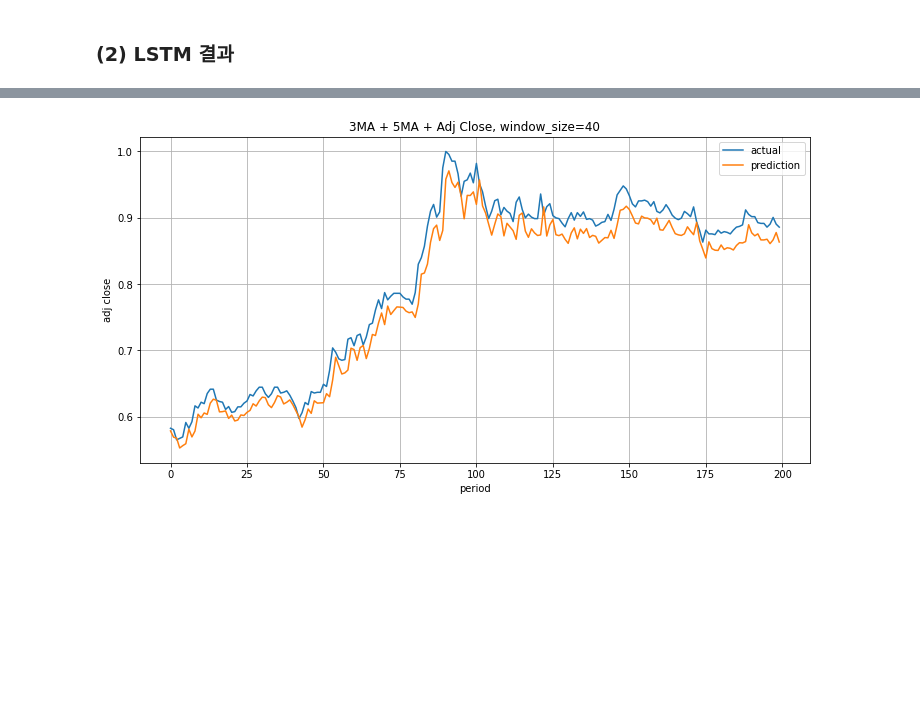
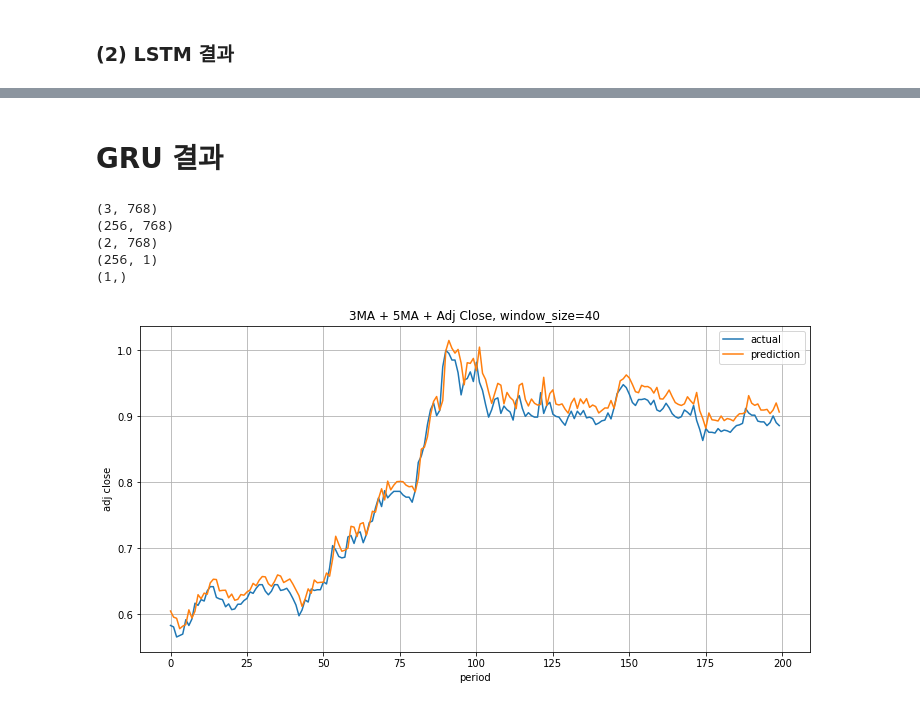
Before and after one commit to ikhyeon2357/Data_Analysis_Study, a Jupyter notebook: DL_RNN/Example_삼성주가예측_LSTM_GRU.ipynb, the cells around one changed output, grey strips where cells are left out. Saved outputs shown, nothing was run; the diff lists cells and outputs as text; code cells hidden in the pictures; blank space fills up the shorter version.

```diff
--- a/DL_RNN/Example_삼성주가예측_LSTM_GRU.ipynb
+++ b/DL_RNN/Example_삼성주가예측_LSTM_GRU.ipynb
@@ -382,7 +371,7 @@ early_stop = EarlyStopping(monitor='val_loss', patience=5)
 # 'val_loss' : Validation상의 loss
 # patience : 성능향상이 없는 epoch 수
 
-model.fit(x_train, y_train,
+model_lstm.fit(x_train, y_train,
           validation_data=(x_test, y_test),
           epochs=100, batch_size=16,
           callbacks=[early_stop])
@@ -419,0 +456,14 @@ for weight in model.get_weights(): # weights from Dense layer omitted
+# %%
+# model 생성
+
+model_gru = Sequential()
+
+model_gru.add(GRU(256
+              , activation='tanh'
+              , input_shape=x_train[0].shape))
+
+model_gru.add(Dense(1
+                , activation='linear'))
+# %%
+model_gru.compile(loss='mse', optimizer='adam', metrics=['mae'])
+model_gru.summary()
@@ -419,0 +495,9 @@ for weight in model.get_weights(): # weights from Dense layer omitted
+# %%
+from tensorflow.keras.callbacks import EarlyStopping
+
+early_stop = EarlyStopping(monitor='val_loss', patience=5)
+
+model_gru.fit(x_train, y_train,
+          validation_data=(x_test, y_test),
+          epochs=100, batch_size=16,
+          callbacks=[early_stop])
@@ -420,18 +523,30 @@ for weight in model.get_weights(): # weights from Dense layer omitted
+# %% [markdown]
+# GRU 결과
+# %%
+# Parameter Weight
+for weight in model_gru.get_weights(): # weights from Dense layer omitted
+    print(weight.shape)
+# %% [output]
+(3, 768)
+(256, 768)
+(2, 768)
+(256, 1)
+(1,)
 # %%
-pred = model.predict(x_test)
+pred = model_gru.predict(x_test)
 
 plt.figure(figsize=(12, 6))
 plt.title('3MA + 5MA + Adj Close, window_size=40')
 plt.ylabel('adj close')
 plt.xlabel('period')
 plt.plot(y_test, label='actual')
 plt.plot(pred, label='prediction')
 plt.grid()
 plt.legend(loc='best')
 
 plt.show()
 # %% [output]
-[figure, old version]
+[figure, new version]
 # %%
 # 평균절대값백분율오차계산 (MAPE)
 
```
Also changed, not shown: parts of 32 cells of this notebook.
